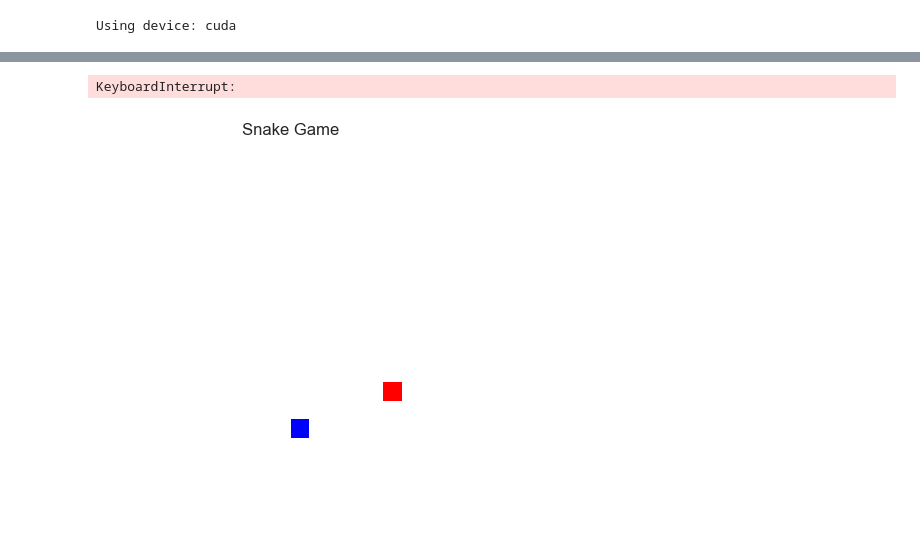
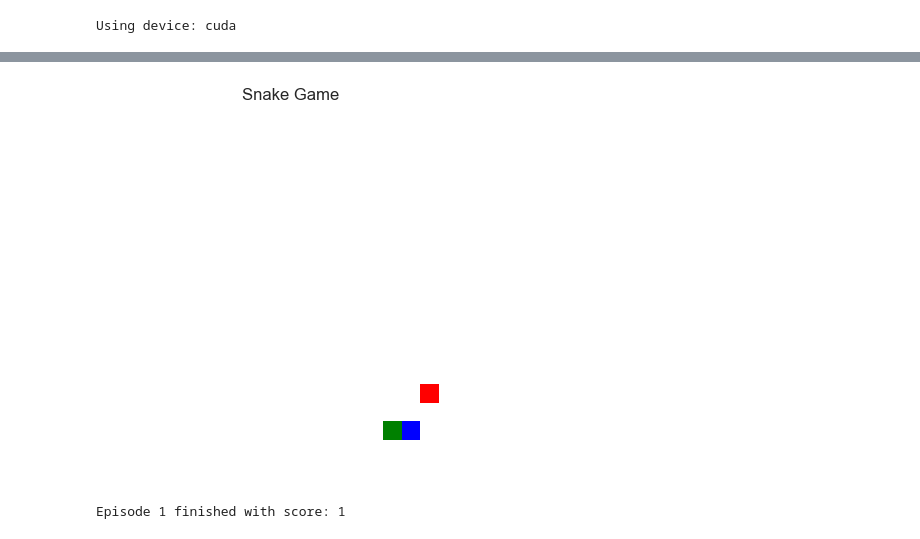
Before and after one commit to faendal/SnakeGameDQL, a Jupyter notebook: Game.ipynb, the cells around one changed output, grey strips where cells are left out. Drawn from its saved outputs; the diff is of its cells as text; code cells hidden in the pictures.

```diff
--- a/Game.ipynb
+++ b/Game.ipynb
@@ -32,7 +41,7 @@ Error:
 # %%
 player = GamePlayer(model_path="snake_dqn.pth", fps=50)
 # %%
-player.play(episodes=20)
+player.play(episodes=1)
 # %% [output]
+[figure, new version]
-KeyboardInterrupt:
+Episode 1 finished with score: 1
-[figure, old version]
```
Also changed, not shown: parts of 1 cell of this notebook, 4 other files.
